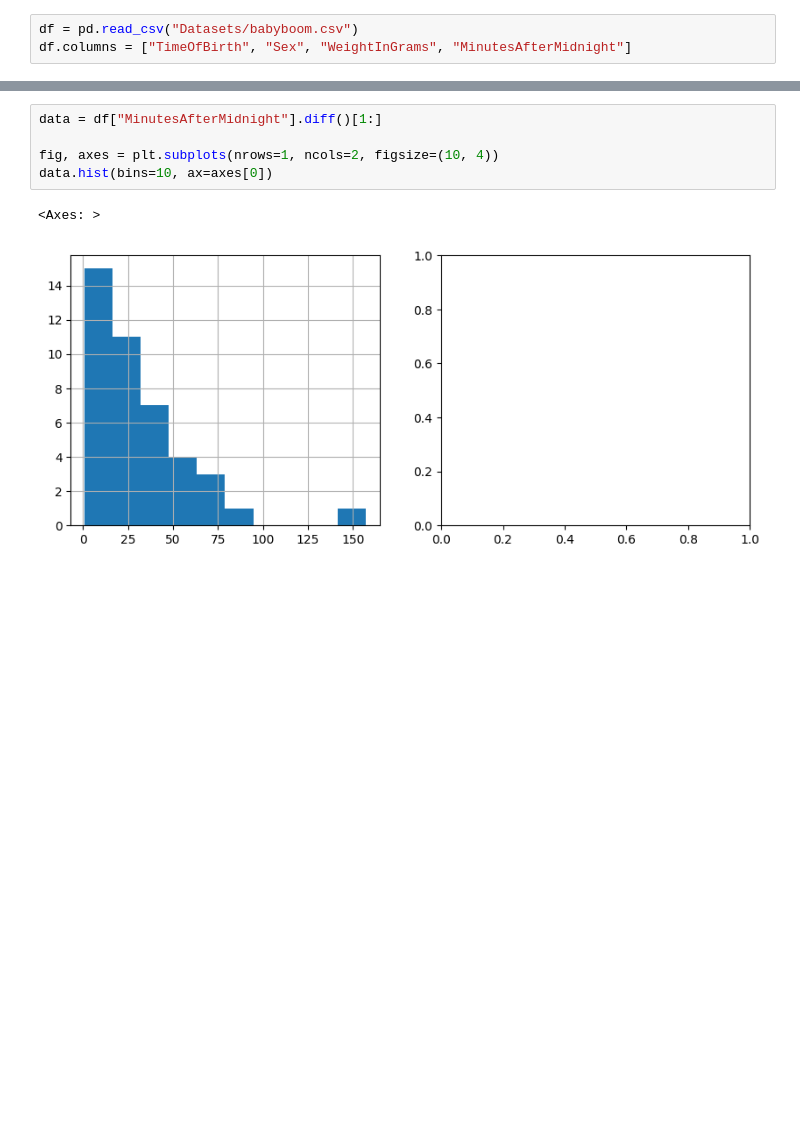
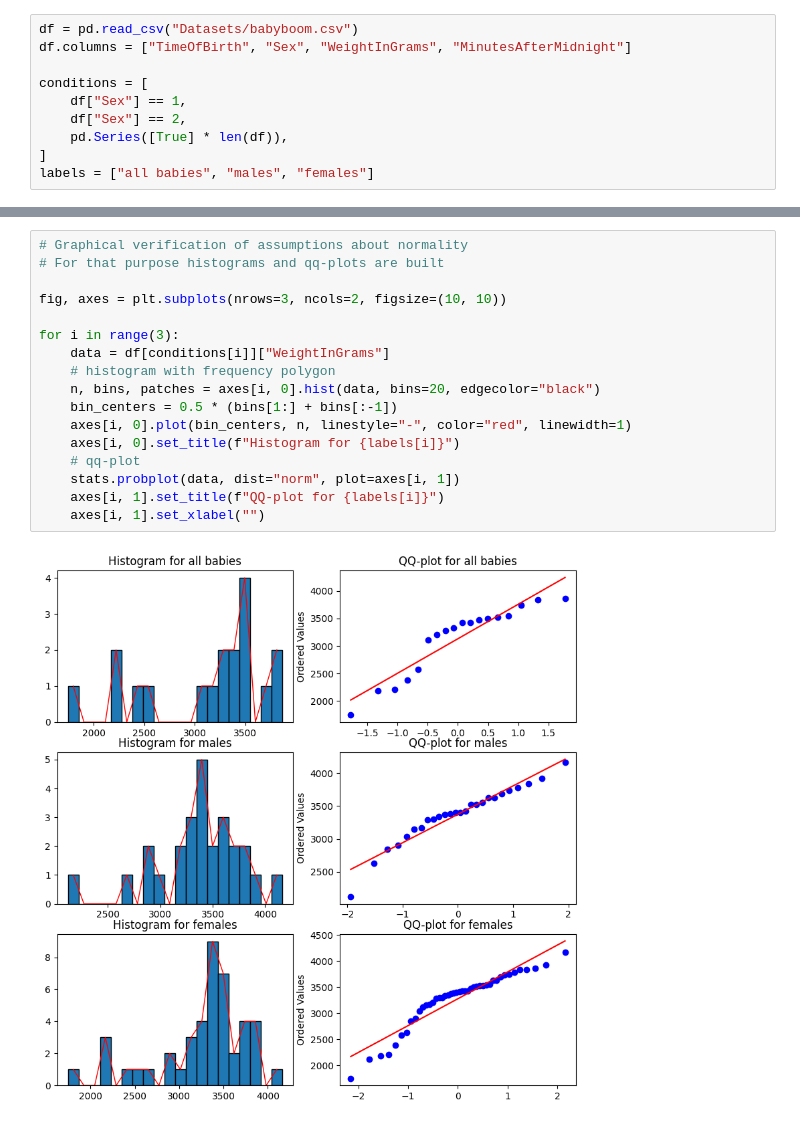
Before and after one commit to Exc0mmun1cad0/statistics-labs, a Jupyter notebook: lab2/babyboom.ipynb, the cells around one changed output, grey strips where cells are left out. Saved outputs shown, nothing was run; the diff lists cells and outputs as text; blank space fills up the shorter version.

```diff
--- a/lab2/babyboom.ipynb
+++ b/lab2/babyboom.ipynb
@@ -7,3 +8,10 @@ from tabulate import tabulate
 # %%
 df = pd.read_csv("Datasets/babyboom.csv")
 df.columns = ["TimeOfBirth", "Sex", "WeightInGrams", "MinutesAfterMidnight"]
+
+conditions = [
+    df["Sex"] == 1,
+    df["Sex"] == 2,
+    pd.Series([True] * len(df)),
+]
+labels = ["all babies", "males", "females"]
@@ -47,8 +18,19 @@ print(table)
-# %%
-data = df["MinutesAfterMidnight"].diff()[1:]
-
-fig, axes = plt.subplots(nrows=1, ncols=2, figsize=(10, 4))
-data.hist(bins=10, ax=axes[0])
-# %% [output]
-<Axes: >
-[figure, removed]
+# %%
+# Graphical verification of assumptions about normality
+# For that purpose histograms and qq-plots are built
+
+fig, axes = plt.subplots(nrows=3, ncols=2, figsize=(10, 10))
+
+for i in range(3):
+    data = df[conditions[i]]["WeightInGrams"]
+    # histogram with frequency polygon
+    n, bins, patches = axes[i, 0].hist(data, bins=20, edgecolor="black")
+    bin_centers = 0.5 * (bins[1:] + bins[:-1])
+    axes[i, 0].plot(bin_centers, n, linestyle="-", color="red", linewidth=1)
+    axes[i, 0].set_title(f"Histogram for {labels[i]}")
+    # qq-plot
+    stats.probplot(data, dist="norm", plot=axes[i, 1])
+    axes[i, 1].set_title(f"QQ-plot for {labels[i]}")
+    axes[i, 1].set_xlabel("")
+# %% [output]
+[figure, added]
```
Also changed, not shown: parts of 6 cells of this notebook, 6 other files.
